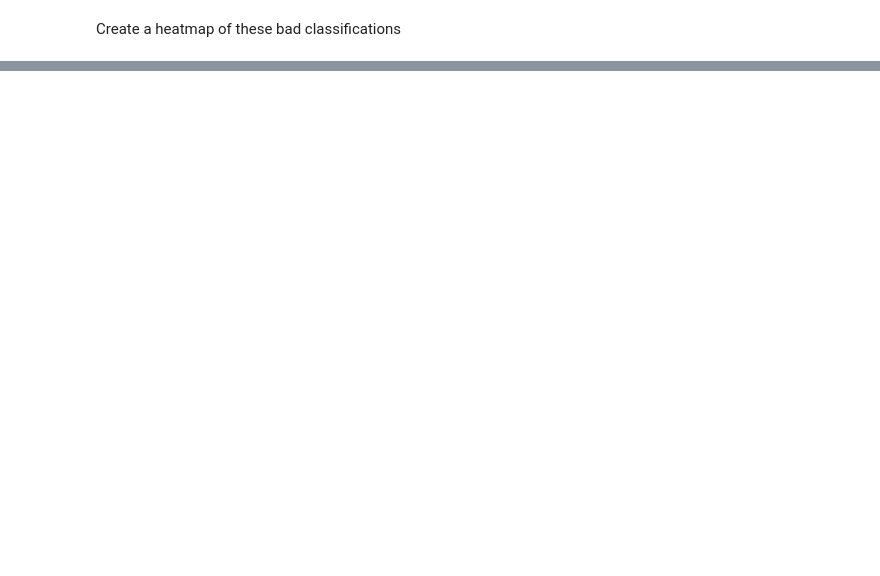
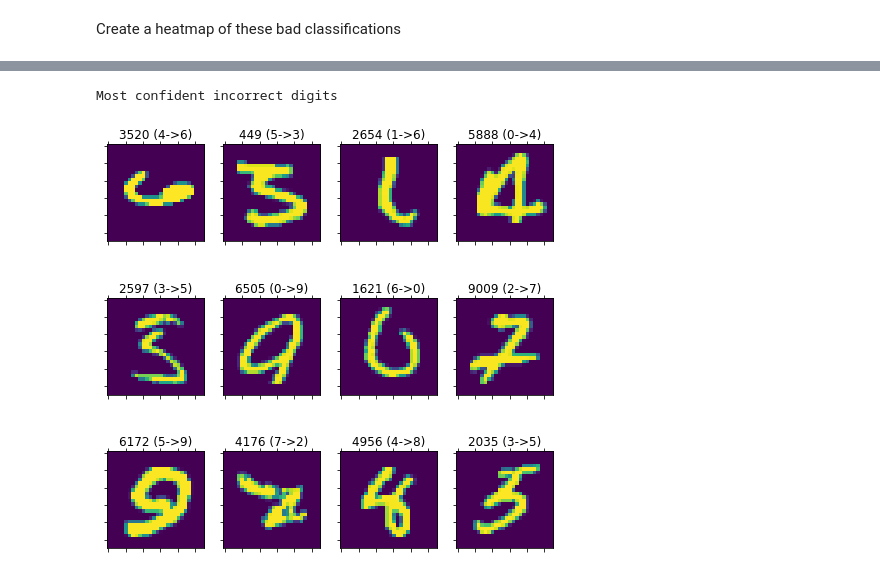
Before and after one commit to gyndlf/ambigious-digits, a Jupyter notebook: mnist_notebook.ipynb, the cells around one changed output, grey strips where cells are left out. Saved outputs shown, nothing was run; the diff lists cells and outputs as text; code cells hidden in the pictures; blank space fills up the shorter version.

```diff
--- a/mnist_notebook.ipynb
+++ b/mnist_notebook.ipynb
@@ -250,0 +241,24 @@ plt.show()
+# %%
+# Looking at all the digits that the classifier got wrong, which ones was it most confident about?
+wrong = arr[arr[:,1] != arr[:,2]]
+wrong = wrong[wrong[:,3].argsort()[::-1]]  # Set into descending order
+cols = 4
+rows = 3
+
+to_plot = wrong[:, 0][:rows*cols].astype('int')
+fig, axs = plt.subplots(rows, cols, figsize=(8, 8))
+
+#fig.tight_layout()
+cnt = 0
+for i in range(rows):
+    for j in range(cols):
+        axs[i,j].matshow(x_test[to_plot[cnt]])
+        axs[i, j].set_title(f'{to_plot[cnt]} ({int(wrong[j+i*cols, 2])}->{int(wrong[j+i*cols, 1])})')
+        axs[i, j].xaxis.set_ticklabels([])
+        axs[i, j].yaxis.set_ticklabels([])
+        cnt += 1
+print("Most confident incorrect digits")
+plt.show()
+# %% [output]
+Most confident incorrect digits
+[figure, added]
```
Also changed, not shown: parts of 18 cells of this notebook.
